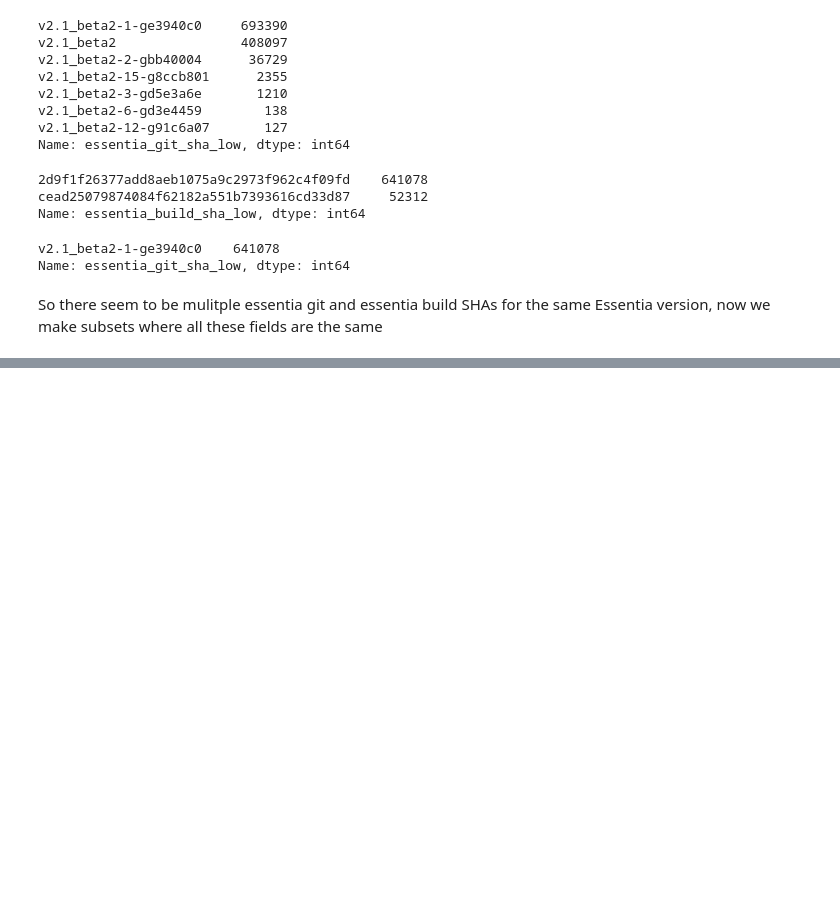
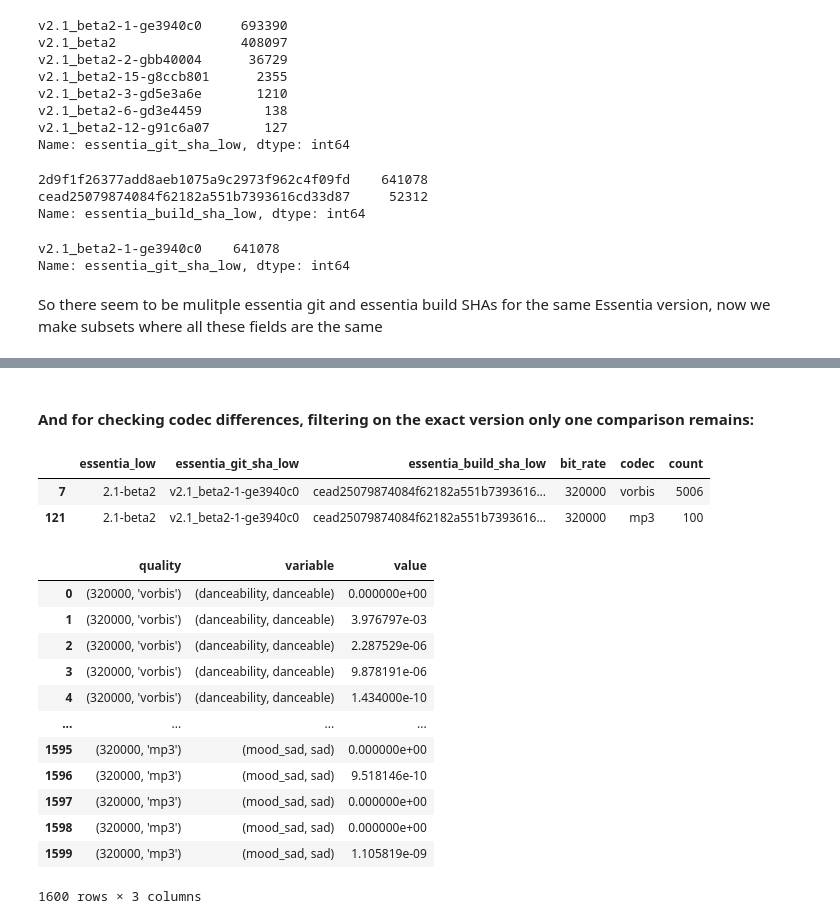
Before and after one commit to chrismostert/Thesis, a Jupyter notebook: AcousticBrainz stability same versions.ipynb, the cells around one changed output, grey strips where cells are left out. Cells and saved outputs as stored; diff of their text form; code cells hidden in the pictures; blank space fills up the shorter version.

```diff
--- a/AcousticBrainz stability same versions.ipynb
+++ b/AcousticBrainz stability same versions.ipynb
@@ -205,0 +353,58 @@ plt.show()
+# %% [markdown]
+#### And for checking codec differences, filtering on the exact version only one comparison remains:
+# %%
+tocheck = counts_most.reset_index()
+tocheck = (tocheck.groupby(['essentia_low', 'essentia_git_sha_low', 'essentia_build_sha_low', 'bit_rate']).size() > 1).to_dict()
+
+check = []
+for (k, v) in tocheck.items():
+    if v:
+        check.append(k)
+
+cnts = counts.reset_index()
+
+tocheck = pd.DataFrame()
+for chk in check:
+    filtered_counts = cnts[(cnts['essentia_low'] == chk[0]) & (cnts['essentia_git_sha_low'] == chk[1]) & (cnts['essentia_build_sha_low'] == chk[2]) & (cnts['bit_rate'] == chk[3])]
+    filtered_counts = filtered_counts[filtered_counts['count'] >= 100]
+    if len(filtered_counts) > 1:
+        tocheck = tocheck.append(filtered_counts)
+
+tocheck
+# %% [output]
+|  | essentia_low | essentia_git_sha_low | essentia_build_sha_low | bit_rate | codec | count |
+| 7 | 2.1-beta2 | v2.1_beta2-1-ge3940c0 | cead25079874084f62182a551b7393616... | 320000 | vorbis | 5006 |
+| 121 | 2.1-beta2 | v2.1_beta2-1-ge3940c0 | cead25079874084f62182a551b7393616... | 320000 | mp3 | 100 |
+# %%
+tocheck_ver = ('2.1-beta2', 'v2.1_beta2-1-ge3940c0', 'cead25079874084f62182a551b7393616cd33d87')
+tocheck_qual = ((320000, 'vorbis'), (320000, 'mp3'))
+n_min = 100
+
+toplot = pd.DataFrame()
+for qual in tocheck_qual:
+    data = variances.loc[(tocheck_ver[0], tocheck_ver[1], tocheck_ver[2], qual[0], qual[1])]
+    data['quality'] = str(qual)
+    data = data.sample(n_min)
+    toplot = toplot.append(data)
+
+toplot = toplot.melt(id_vars=['quality'])
+
+plt.figure()
+ax = sns.barplot(data=toplot, x='variable', y='value', hue='quality', errwidth=1, capsize=.1)
+ax.set_xticklabels(ax.get_xticklabels(), rotation=45, horizontalalignment='right')
+plt.title(f"Pooled variances for different audio quality representations for version\n{tocheck_ver}")
+plt.show()
+# %% [output]
+|  | quality | variable | value |
+| 0 | (320000, 'vorbis') | (danceability, danceable) | 0.000000e+00 |
+| 1 | (320000, 'vorbis') | (danceability, danceable) | 3.976797e-03 |
+| 2 | (320000, 'vorbis') | (danceability, danceable) | 2.287529e-06 |
+| 3 | (320000, 'vorbis') | (danceability, danceable) | 9.878191e-06 |
+| 4 | (320000, 'vorbis') | (danceability, danceable) | 1.434000e-10 |
+| ... | ... | ... | ... |
+| 1595 | (320000, 'mp3') | (mood_sad, sad) | 0.000000e+00 |
+| 1596 | (320000, 'mp3') | (mood_sad, sad) | 9.518146e-10 |
+| 1597 | (320000, 'mp3') | (mood_sad, sad) | 0.000000e+00 |
+| 1598 | (320000, 'mp3') | (mood_sad, sad) | 0.000000e+00 |
+| 1599 | (320000, 'mp3') | (mood_sad, sad) | 1.105819e-09 |
+1600 rows × 3 columns
```
Also changed, not shown: parts of 10 cells of this notebook.
